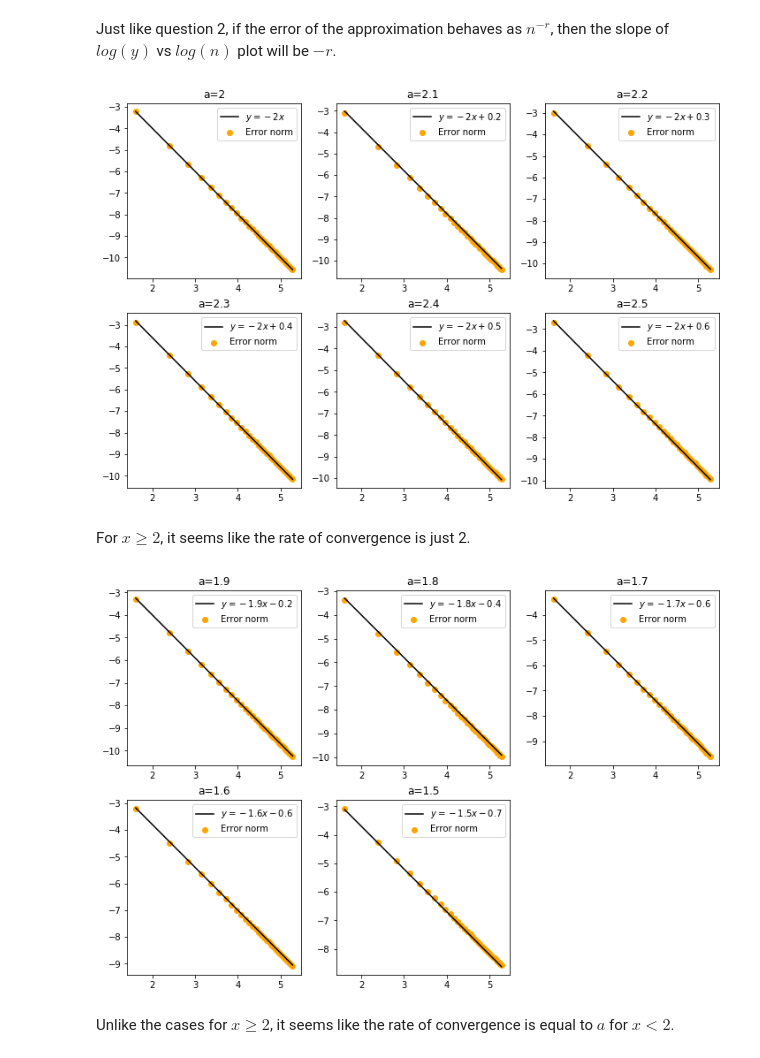
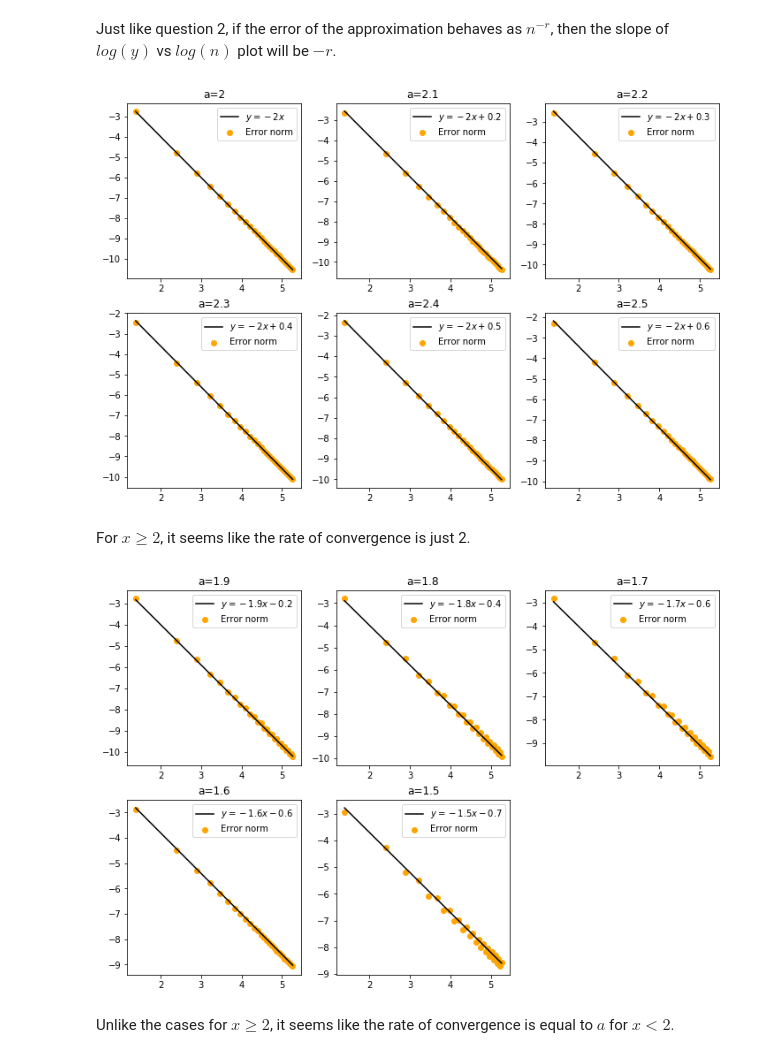
Before and after one commit to cjkim3728/Final-Lab, a Jupyter notebook: final lab.ipynb, the cells around one changed output. Drawn from its saved outputs; the diff is of its cells as text; code cells hidden in the pictures.

```diff
--- a/final lab.ipynb
+++ b/final lab.ipynb
@@ -700,7 +721,7 @@ plt.show()
 Just like question 2, if the error of the approximation behaves as $n^{-r}$, then the slope of $log(y)$ vs $log(n)$ plot will be $-r$.
 # %%
 xarray = np.linspace(-1,1,2000)
-nlist = np.array(range(5,200,6))
+nlist = np.array(range(4,200,7))
 lognlist = []
 for n in nlist:
     lognlist.append(np.log(n))
@@ -759,34 +780,34 @@ plt.legend(loc = 'upper right')
 plt.title('a=2.3')
 
 a = 2.4
 ylist = []
 for n in nlist:
     ylist.append(np.log(normDiff(xarray,a,n)))
 nlin = []
 for n in lognlist:
     nlin.append(-2*n+0.5)
 plt.subplot(235)
 plt.scatter(lognlist,ylist, color = 'orange', label = "Error norm")
 plt.plot(lognlist,nlin, color = 'black', label = "$y = -2x+0.5$")
 plt.legend(loc = 'upper right')
 plt.title('a=2.4')
 
 a = 2.5
 ylist = []
 for n in nlist:
     ylist.append(np.log(normDiff(xarray,a,n)))
 nlin = []
 for n in lognlist:
     nlin.append(-2*n+0.6)
 plt.subplot(236)
 plt.scatter(lognlist,ylist, color = 'orange', label = "Error norm")
 plt.plot(lognlist,nlin, color = 'black', label = "$y = -2x+0.6$")
 plt.legend(loc = 'upper right')
 plt.title('a=2.5')
 
 plt.show()
 # %% [output]
-[figure, old version]
+[figure, new version]
 # %% [markdown]
 For $x \geq 2$, it seems like the rate of convergence is just 2.
 # %%
@@ -859,7 +880,7 @@ plt.title('a=1.5')
 
 plt.show()
 # %% [output]
-[figure, old version]
+[figure, new version]
 # %% [markdown]
 Unlike the cases for $x \geq 2$, it seems like the rate of convergence is equal to $a$ for $x < 2$.
 # %% [markdown]
```
Also changed, not shown: parts of 13 cells of this notebook.
